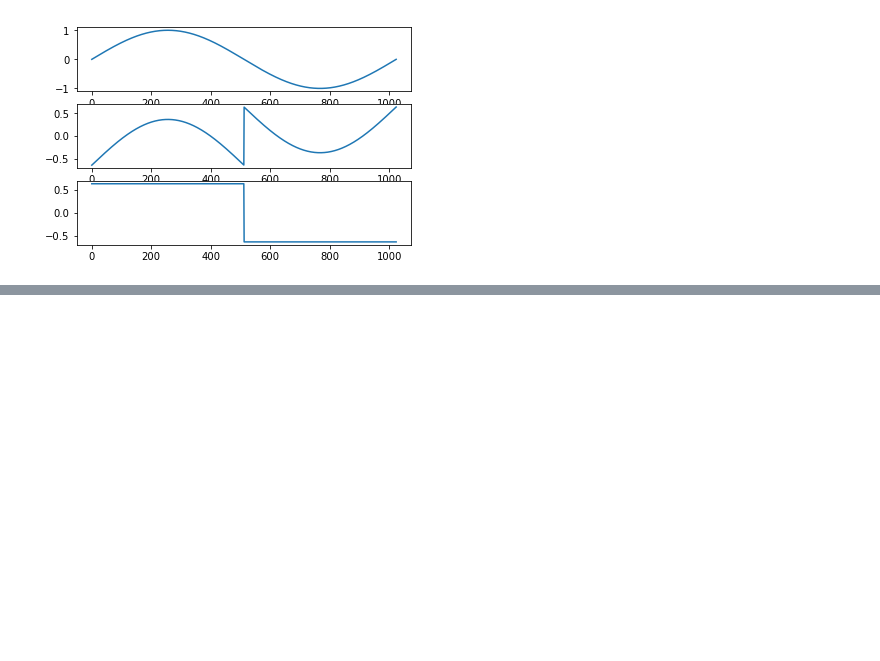
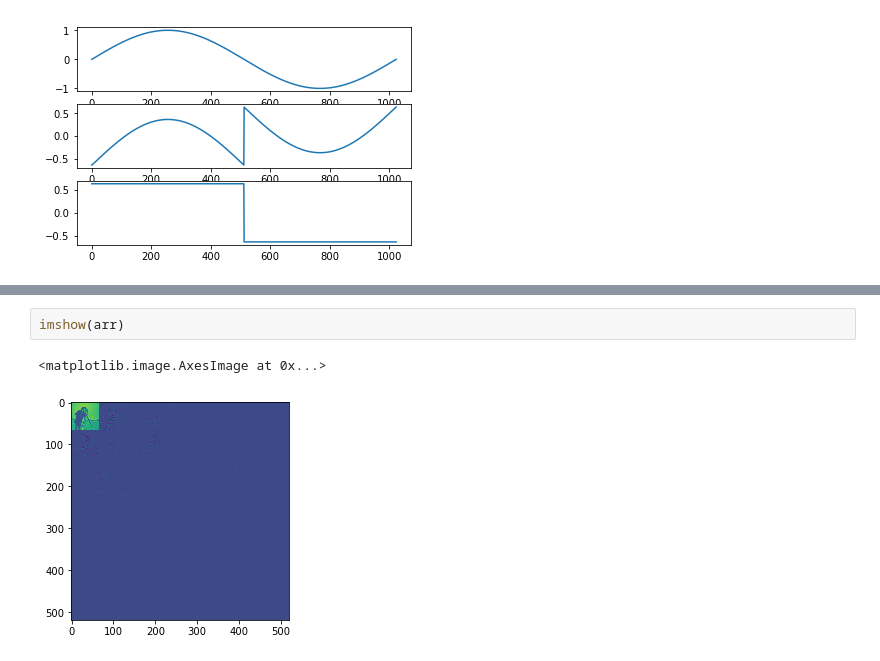
Before and after one commit to mlamoureux/Amat503, a Jupyter notebook: Lecture09_code.ipynb, the cells around one changed output, grey strips where cells are left out. Cells and saved outputs as stored; diff of their text form; blank space fills up the shorter version.

```diff
--- a/Lecture09_code.ipynb
+++ b/Lecture09_code.ipynb
@@ -323,0 +448,5 @@ plot(x-y)
+# %%
+imshow(arr)
+# %% [output]
+<matplotlib.image.AxesImage at 0x...>
+[figure, added]
```
Also changed, not shown: parts of 21 cells of this notebook.
